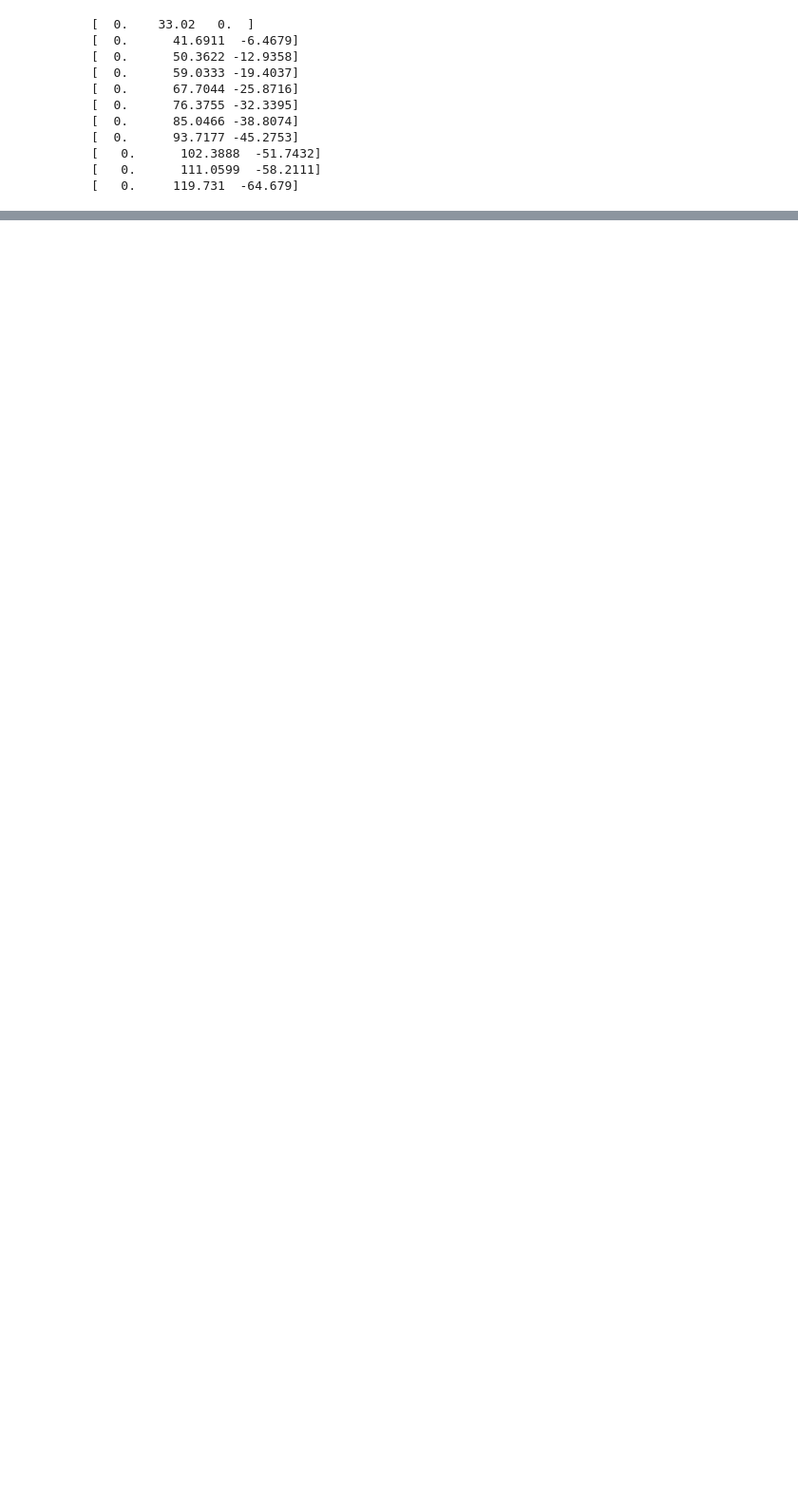
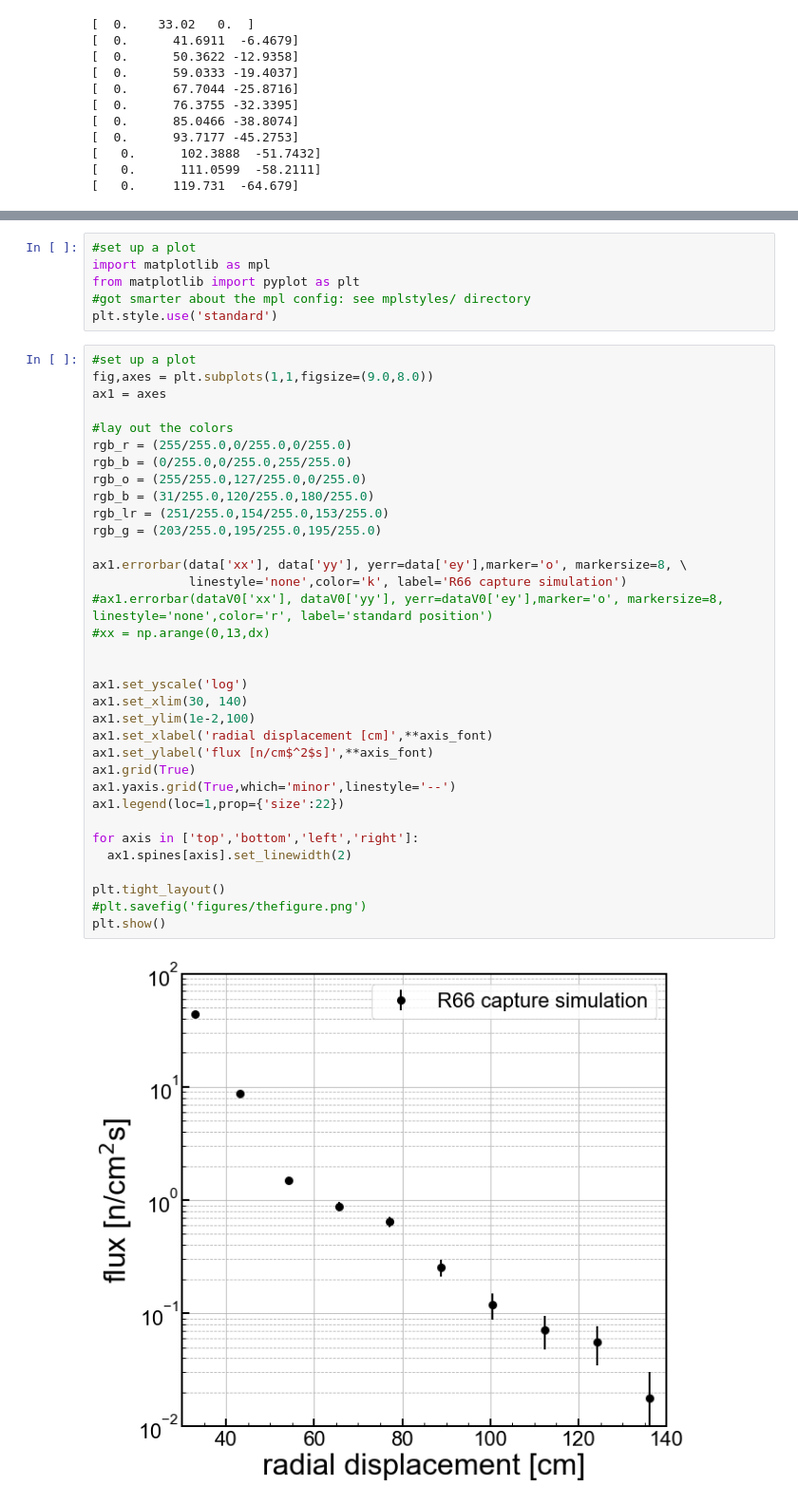
Before and after one commit to villaa/k100_ncapture_cal, a Jupyter notebook: R66_source_scanning.ipynb, the cells around one changed output, grey strips where cells are left out. Shown at 95% size. Cells and saved outputs as stored; diff of their text form; blank space fills up the shorter version.

Commit message:
[ANV] got data for the FluxScan0 analysis

```diff
--- a/R66_source_scanning.ipynb
+++ b/R66_source_scanning.ipynb
@@ -54,0 +82,42 @@ for i in np.arange(N+1):
+# %%
+#set up a plot
+import matplotlib as mpl
+from matplotlib import pyplot as plt
+#got smarter about the mpl config: see mplstyles/ directory
+plt.style.use('standard')
+# %%
+#set up a plot
+fig,axes = plt.subplots(1,1,figsize=(9.0,8.0))
+ax1 = axes
+
+#lay out the colors
+rgb_r = (255/255.0,0/255.0,0/255.0)
+rgb_b = (0/255.0,0/255.0,255/255.0)
+rgb_o = (255/255.0,127/255.0,0/255.0)
+rgb_b = (31/255.0,120/255.0,180/255.0)
+rgb_lr = (251/255.0,154/255.0,153/255.0)
+rgb_g = (203/255.0,195/255.0,195/255.0)
+
+ax1.errorbar(data['xx'], data['yy'], yerr=data['ey'],marker='o', markersize=8, \
+             linestyle='none',color='k', label='R66 capture simulation')
+#ax1.errorbar(dataV0['xx'], dataV0['yy'], yerr=dataV0['ey'],marker='o', markersize=8, linestyle='none',color='r', label='standard position')
+#xx = np.arange(0,13,dx)
+
+
+ax1.set_yscale('log')
+ax1.set_xlim(30, 140)
+ax1.set_ylim(1e-2,100)
+ax1.set_xlabel('radial displacement [cm]',**axis_font)
+ax1.set_ylabel('flux [n/cm$^2$s]',**axis_font)
+ax1.grid(True)
+ax1.yaxis.grid(True,which='minor',linestyle='--')
+ax1.legend(loc=1,prop={'size':22})
+
+for axis in ['top','bottom','left','right']:
+  ax1.spines[axis].set_linewidth(2)
+
+plt.tight_layout()
+#plt.savefig('figures/thefigure.png')
+plt.show()
+# %% [output]
+[figure, added]
```
Also changed, not shown: parts of 1 cell of this notebook, 4 other files.
